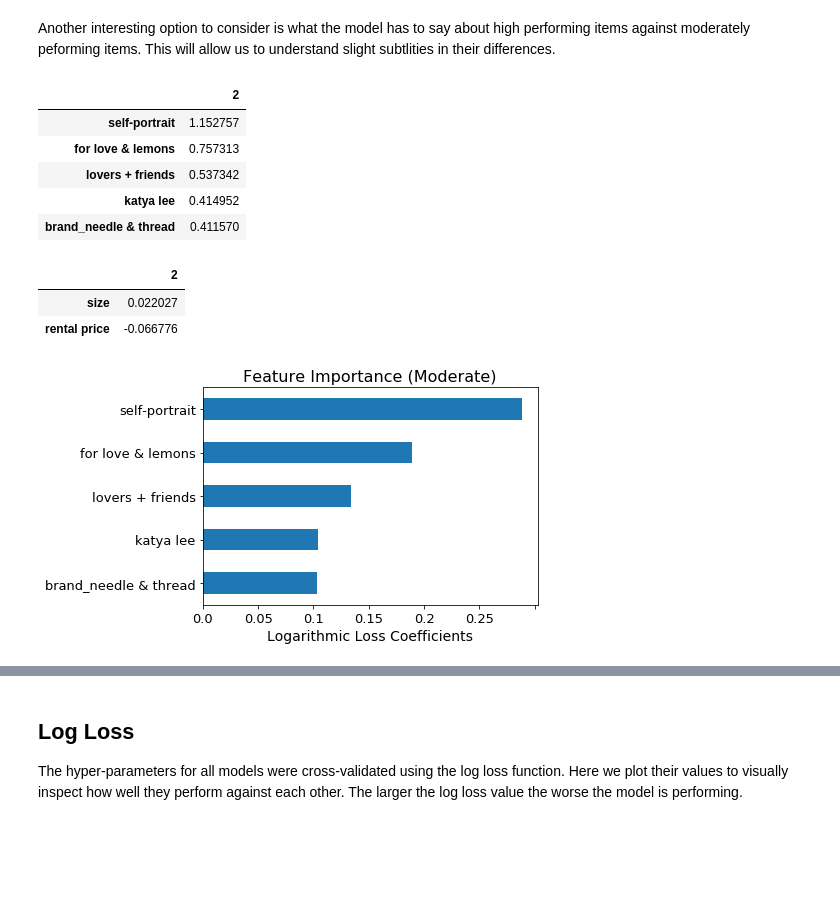
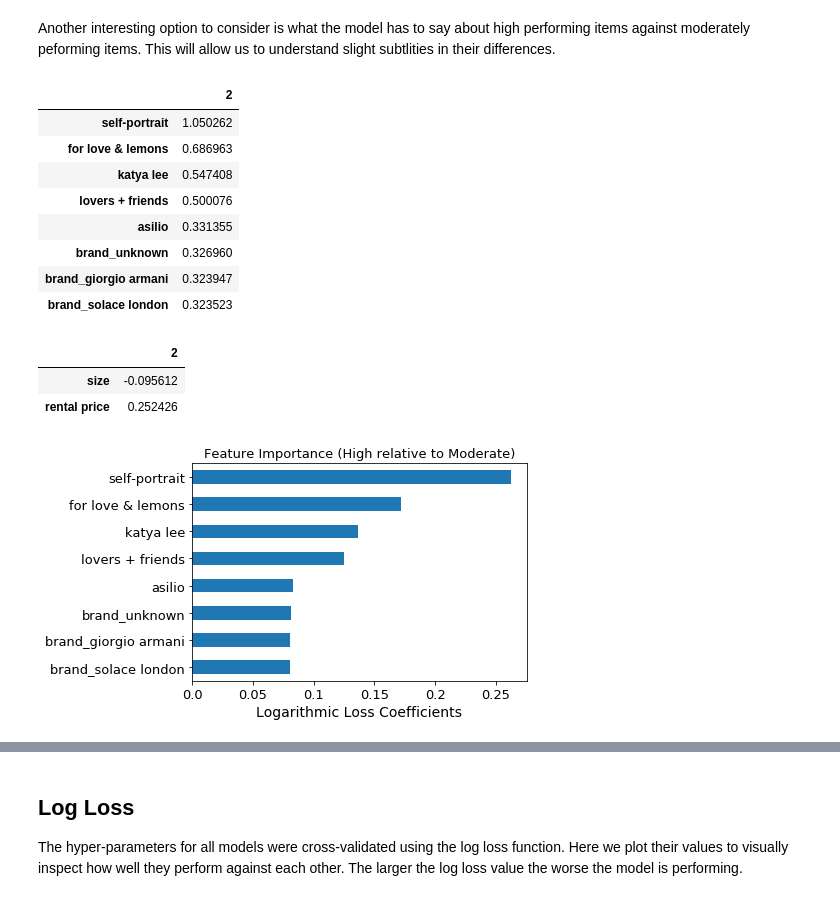
Before and after one commit to ecampana/borrow-my-style, a Jupyter notebook: model-performance.ipynb, the cells around one changed output, grey strips where cells are left out. Drawn from its saved outputs; the diff is of its cells as text; code cells hidden in the pictures; blank space fills up the shorter version.

```diff
--- a/model-performance.ipynb
+++ b/model-performance.ipynb
@@ -781,7 +783,7 @@ We are also starting to see which brand names are popular in the moderate and hi
 # %% [markdown]
 Another interesting option to consider is what the model has to say about high performing items against moderately peforming items. This will allow us to understand slight subtlities in their differences.
 # %%
-top_n = 5
+top_n = 8
 
 pos_class = 2
 reference_class = 1
@@ -794,40 +796,43 @@ reference_class_log = log_coeff.iloc[[reference_class]]\
 k_class_log = (pos_class_log - reference_class_log)\
               .sort_values(by=[pos_class], axis=1,
                            ascending=False).transpose()
 
 k_class = k_class_log.rename({'brand_self-portrait': 'self-portrait',
                               'brand_for love & lemons': 'for love & lemons',
                               'brand_lovers + friends': 'lovers + friends',
                               'brand_katya lee': 'katya lee',
-                              'brand_jill stuart': 'jill stuart',
+                              'brand_asilio': 'asilio',
                               'rental_price': 'rental price'})
 
 ax = k_class.head(top_n).plot(kind='barh')
 
-plt.title('Feature Importance (Moderate)', fontsize=16)
+plt.title('Feature Importance (High relative to Moderate)', fontsize=13)
 
 plt.xlabel('Logarithmic Loss Coefficients', fontsize=14)
 
 plt.gca().invert_yaxis()
 
 rng = [float(x)/100 for x in range(0, 30, 5)]
 
 ax.set_xticklabels(rng, rotation=0, fontsize=13)
 ax.set_yticklabels(k_class.index, rotation=0, fontsize=13)
 
 ax.legend_.remove()
 
 display(k_class.head(top_n))
 
 display(k_class.loc[['size', 'rental price'], :])
 # %% [output]
 |  | 2 |
-| self-portrait | 1.152757 |
-| for love & lemons | 0.757313 |
-| lovers + friends | 0.537342 |
-| katya lee | 0.414952 |
-| brand_needle & thread | 0.411570 |
+| self-portrait | 1.050262 |
+| for love & lemons | 0.686963 |
+| katya lee | 0.547408 |
+| lovers + friends | 0.500076 |
+| asilio | 0.331355 |
+| brand_unknown | 0.326960 |
+| brand_giorgio armani | 0.323947 |
+| brand_solace london | 0.323523 |
 |  | 2 |
-| size | 0.022027 |
-| rental price | -0.066776 |
+| size | -0.095612 |
+| rental price | 0.252426 |
-[figure, old version]
+[figure, new version]
```
Also changed, not shown: parts of 13 cells of this notebook, 1 other file.
